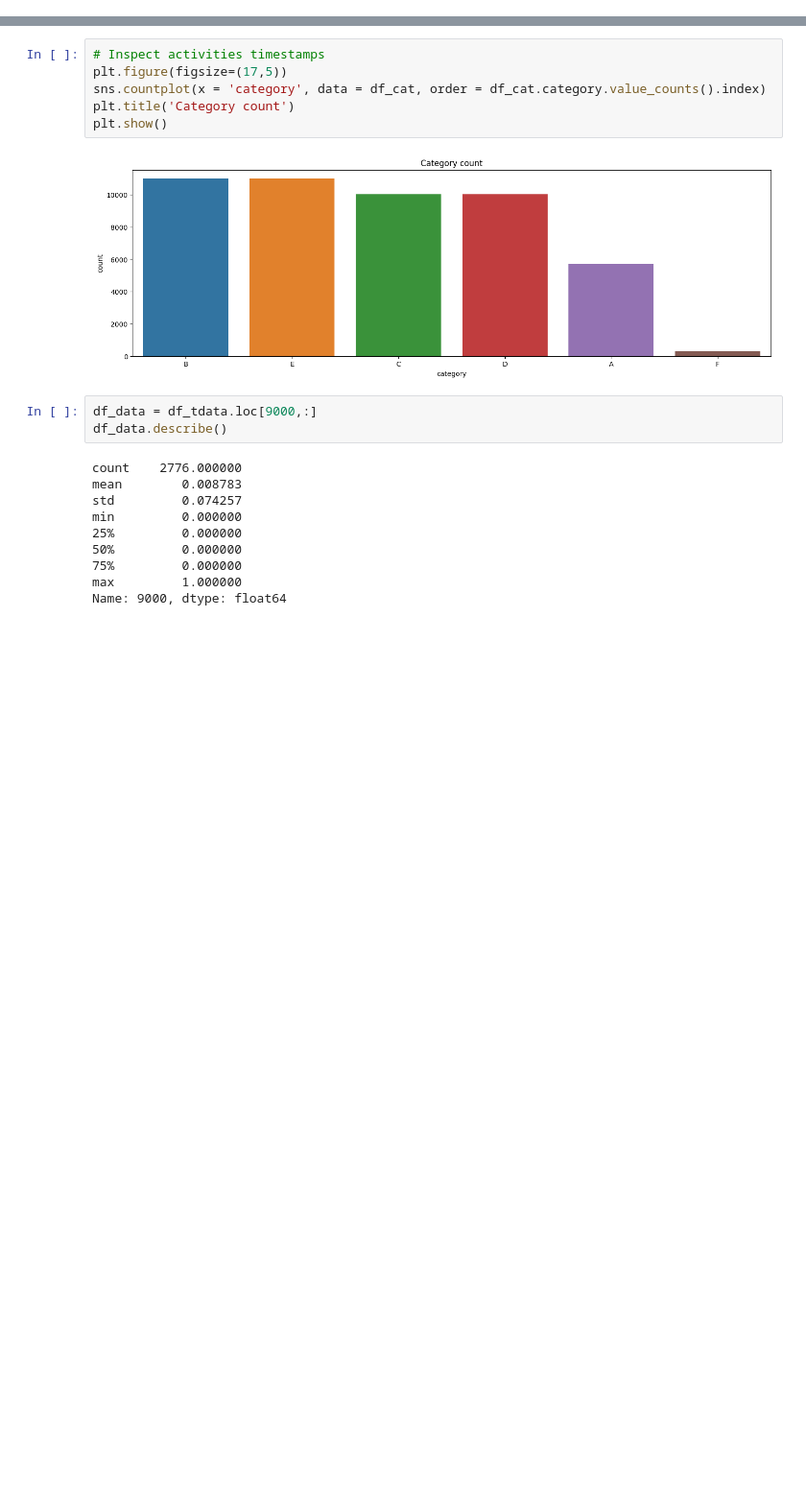
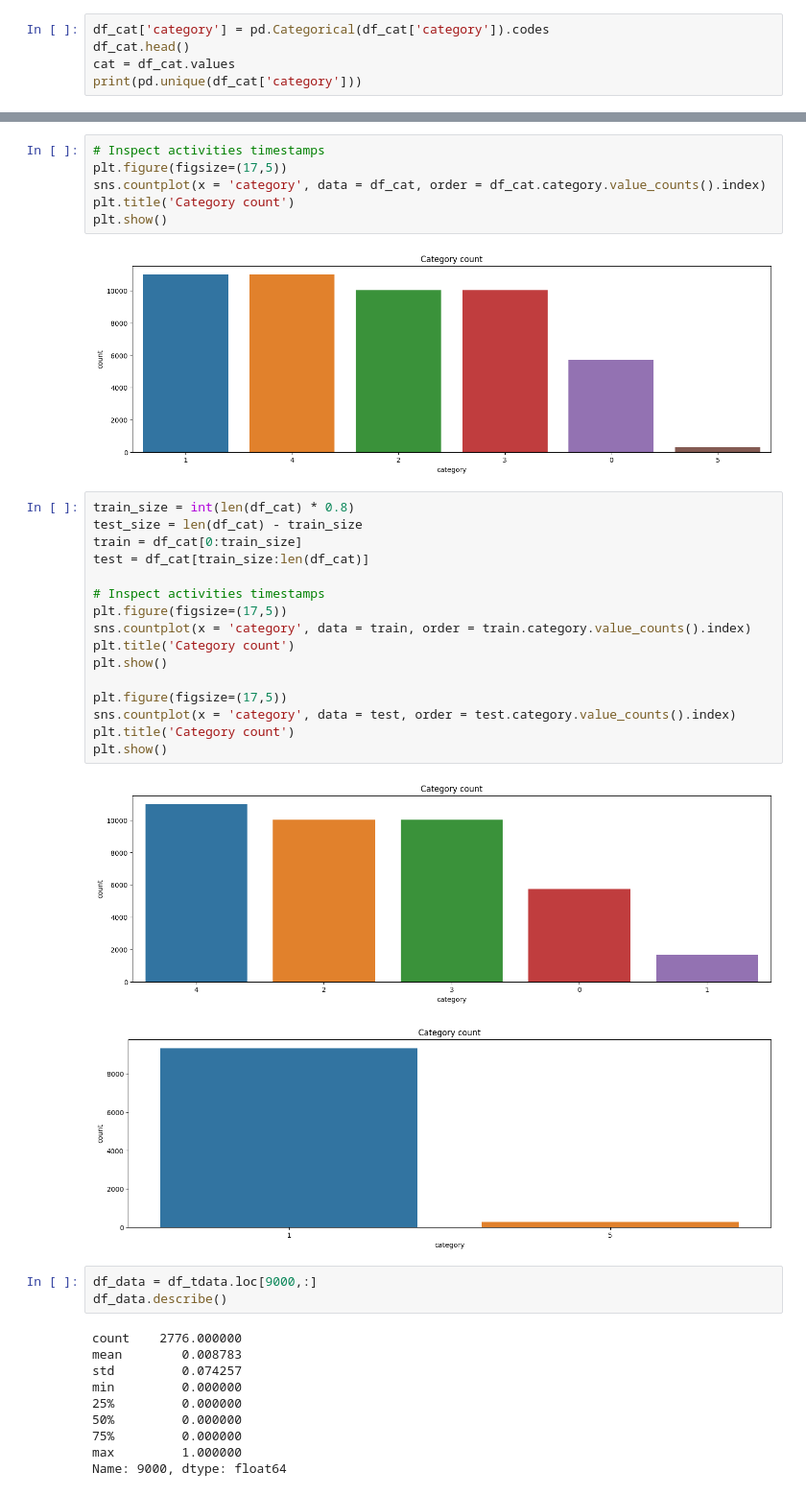
Before and after one commit to riuls/an2dl_challenge_2, a Jupyter notebook: Dataset_analysis_2.ipynb, the cells around one changed output, grey strips where cells are left out. Shown: that part at 96% size. Cells and saved outputs as stored; diff of their text form; blank space fills up the shorter version.

```diff
--- a/Dataset_analysis_2.ipynb
+++ b/Dataset_analysis_2.ipynb
@@ -58,0 +61,5 @@ df_cat.head()
+# %%
+df_cat['category'] = pd.Categorical(df_cat['category']).codes
+df_cat.head()
+cat = df_cat.values
+print(pd.unique(df_cat['category']))
@@ -66,6 +75,25 @@ plt.title('Category count')
 plt.show()
 # %% [output]
 [figure]
+# %%
+train_size = int(len(df_cat) * 0.8)
+test_size = len(df_cat) - train_size
+train = df_cat[0:train_size]
+test = df_cat[train_size:len(df_cat)]
+
+# Inspect activities timestamps
+plt.figure(figsize=(17,5))
+sns.countplot(x = 'category', data = train, order = train.category.value_counts().index)
+plt.title('Category count')
+plt.show()
+
+plt.figure(figsize=(17,5))
+sns.countplot(x = 'category', data = test, order = test.category.value_counts().index)
+plt.title('Category count')
+plt.show()
+# %% [output]
+[figure, added]
+[figure, added]
 # %%
 df_data = df_tdata.loc[9000,:]
 df_data.describe()
```
Also changed, not shown: parts of 4 cells of this notebook.
